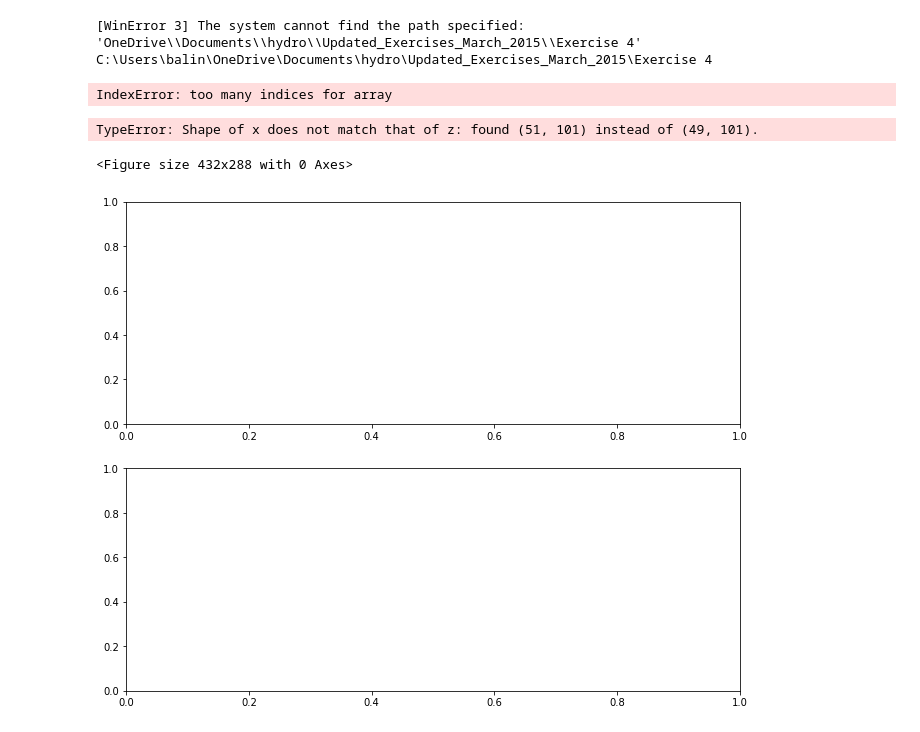
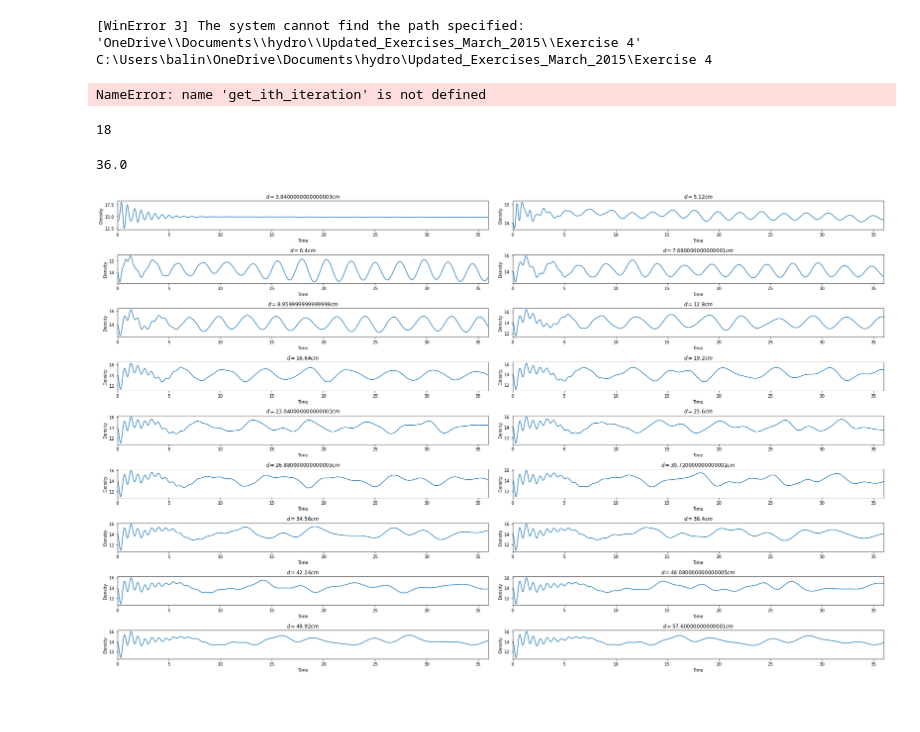
Before and after one commit to balintkaszas/Interfacial-waves, a Jupyter notebook: readout.ipynb, the cells around one changed output. Cells and saved outputs as stored; diff of their text form; code cells hidden in the pictures; blank space fills up the shorter version.

```diff
--- a/readout.ipynb
+++ b/readout.ipynb
@@ -34,6 +34,6 @@ def readVariables():
     return {'u': u,'w': w, 'rho':  rho, 'q':q}
 # %%
-def get_ith_iteration(i, variables, width = 101, length = 51):
+def get_ith_iteration(i, variables, width = 201, length = 26):
     d = {}
     for key in variables.keys():
         d[key] = variables[key][i*length : (i+1)*length , :]
@@ -68,21 +86,12 @@ def plotVariables(variables, save=None, every = 5, width = 101, length = 51):
     if(save):
         plt.savefig(save)
     plt.close()
-# %%
-for i in range(100):
-
-    iteration = get_ith_iteration(i, dictionary)
-    plotVariables(iteration, 'imgs/'+'{0:03d}'.format(i)+'.png')
-# %% [output]
-IndexError: too many indices for array
 # %%
 dictionary = readVariables()
 # %%
-for i in range(100):
+for i in range(800):
 
     iteration = get_ith_iteration(i, dictionary)
     plotVariables(iteration, 'pics/'+'{0:03d}'.format(i)+'.png')
 # %% [output]
-TypeError: Shape of x does not match that of z: found (51, 101) instead of (49, 101).
+NameError: name 'get_ith_iteration' is not defined
-<Figure size 432x288 with 0 Axes>
-[figure, removed]
@@ -93,0 +98,29 @@ u = np.loadtxt('w.dat')
+# %%
+d = [3,4,5,6,7, 10, 13, 15,18,20, 21,24, 27, 30, 33, 36, 39, 45]
+len(d)
+# %% [output]
+18
+# %%
+dt = 0.01
+3600*dt
+# %% [output]
+36.0
+# %%
+f, axes = plt.subplots(9, 2, figsize=(26,16))
+dx = 0.0128 ## meter
+sigma = []
+for i,ds in enumerate(d):
+    ax = axes.flatten()[i]
+    asd = np.loadtxt("%s/rho_timeseries.dat" %(ds))
+    ax.plot(asd[:,0], asd[:,1])
+    ax.set_title('$d=%s cm$' %(ds*dx*100))
+    ax.set_xlabel('Time')
+    ax.set_ylabel('Density')
+    ax.set_xlim(0,36)
+    sigma.append(asd[:,1][:3600].std())
+
+f.tight_layout()
+plt.savefig('timeseries.pdf', bbox_inches='tight')
+plt.show()
+# %% [output]
+[figure, added]
```
Also changed, not shown: parts of 30 cells of this notebook, 10 other files.
